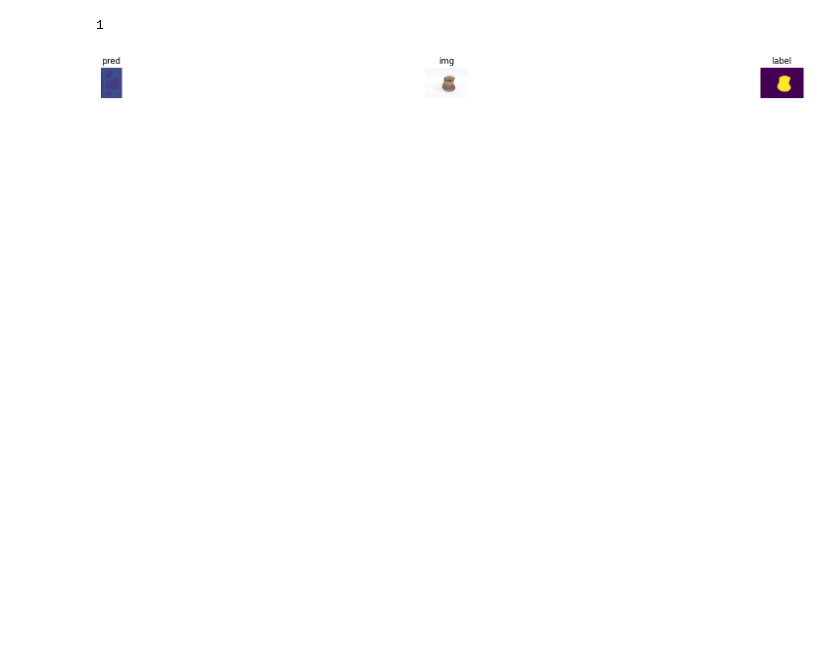
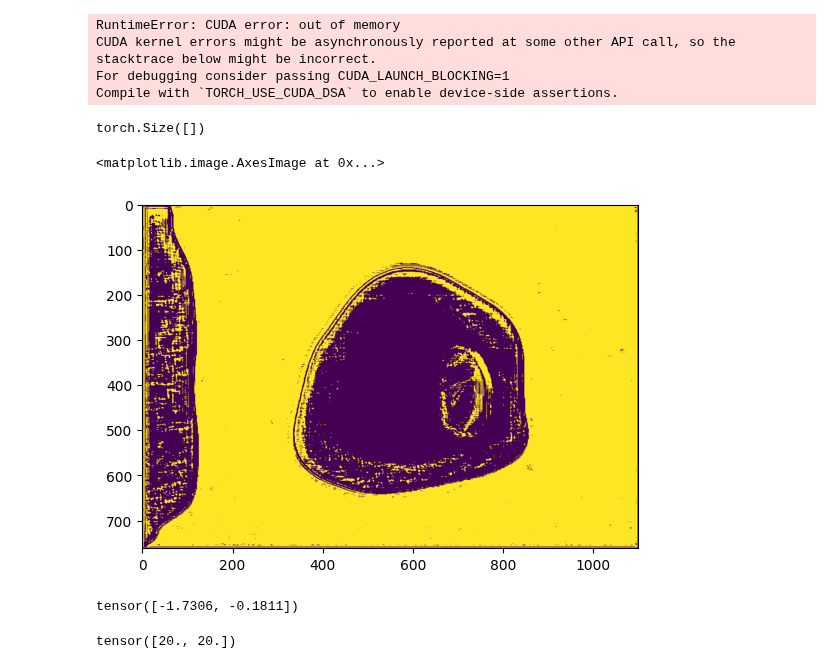
Before and after one commit to BombasticFantastik/KD_Summer_Work, a Jupyter notebook: Segmentation/test.ipynb, the cells around one changed output. Saved outputs shown, nothing was run; the diff lists cells and outputs as text; code cells hidden in the pictures; blank space fills up the shorter version.

```diff
--- a/Segmentation/test.ipynb
+++ b/Segmentation/test.ipynb
@@ -30,7 +30,20 @@ try:
 except:
     print('Весов нет, инициализируем новые')
 # %%
-Evaluate(model=model,dataloader=dataloader,device='cuda')
+a=Evaluate(model=model,dataloader=dataloader,device='cuda')
 # %% [output]
-1
+RuntimeError: CUDA error: out of memory
+CUDA kernel errors might be asynchronously reported at some other API call, so the stacktrace below might be incorrect.
+For debugging consider passing CUDA_LAUNCH_BLOCKING=1
+Compile with `TORCH_USE_CUDA_DSA` to enable device-side assertions.
-[figure, removed]
+# %%
+a[0].mean().shape
+# %% [output]
+torch.Size([])
+# %%
+
+tresh=torch.nn.Threshold(0.0060,1)
+plt.imshow(tresh(a)[0].detach().cpu().permute(1,2,0))
+# %% [output]
+<matplotlib.image.AxesImage at 0x...>
+[figure, added]
@@ -36,0 +55,8 @@ Evaluate(model=model,dataloader=dataloader,device='cuda')
+# %%
+input
+# %% [output]
+tensor([-1.7306, -0.1811])
+# %%
+output
+# %% [output]
+tensor([20., 20.])
```
Also changed, not shown: parts of 1 cell of this notebook, 3 other files.
